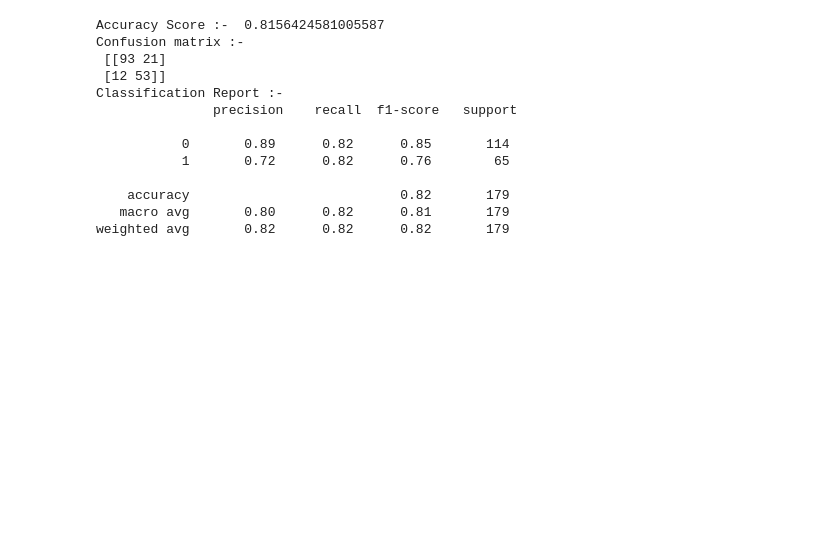
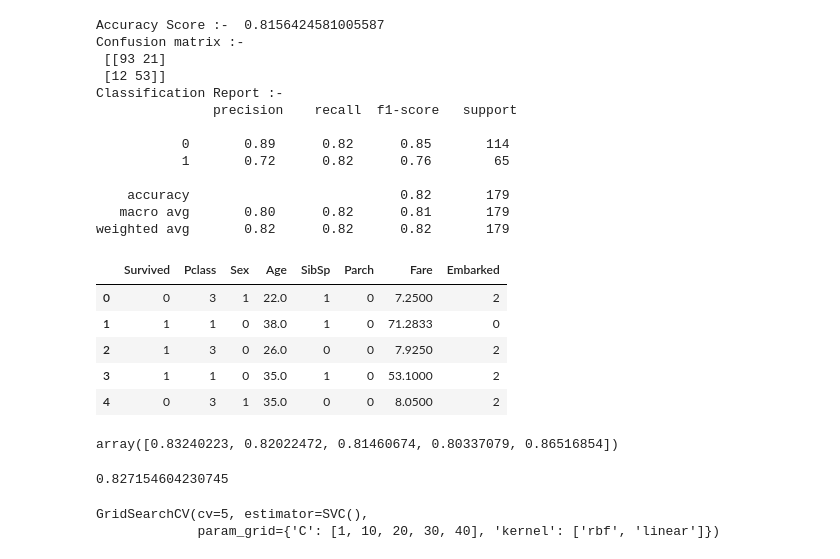
Before and after one commit to vikashkumar97983282-glitch/machine-learning, a Jupyter notebook: practices machine leaning/titanic_datasets.ipynb, the cells around one changed output. Saved outputs shown, nothing was run; the diff lists cells and outputs as text; code cells hidden in the pictures; blank space fills up the shorter version.

```diff
--- a/practices machine leaning/titanic_datasets.ipynb
+++ b/practices machine leaning/titanic_datasets.ipynb
@@ -337,3 +337,12 @@ Classification Report :-
     accuracy                           0.82       179
    macro avg       0.80      0.82      0.81       179
 weighted avg       0.82      0.82      0.82       179
+# %%
+df.head()
+# %% [output]
+|  | Survived | Pclass | Sex | Age | SibSp | Parch | Fare | Embarked |
+| 0 | 0 | 3 | 1 | 22.0 | 1 | 0 | 7.2500 | 2 |
+| 1 | 1 | 1 | 0 | 38.0 | 1 | 0 | 71.2833 | 0 |
+| 2 | 1 | 3 | 0 | 26.0 | 0 | 0 | 7.9250 | 2 |
+| 3 | 1 | 1 | 0 | 35.0 | 1 | 0 | 53.1000 | 2 |
+| 4 | 0 | 3 | 1 | 35.0 | 0 | 0 | 8.0500 | 2 |
@@ -339,0 +359,8 @@ weighted avg       0.82      0.82      0.82       179
+# %%
+scores
+# %% [output]
+array([0.83240223, 0.82022472, 0.81460674, 0.80337079, 0.86516854])
+# %%
+print(scores.mean())
+# %% [output]
+0.827154604230745
@@ -339,0 +380,5 @@ weighted avg       0.82      0.82      0.82       179
+# %%
+classifier.fit(X,y)
+# %% [output]
+GridSearchCV(cv=5, estimator=SVC(),
+             param_grid={'C': [1, 10, 20, 30, 40], 'kernel': ['rbf', 'linear']})
```
Also changed, not shown: parts of 8 cells of this notebook, 1 other file.
